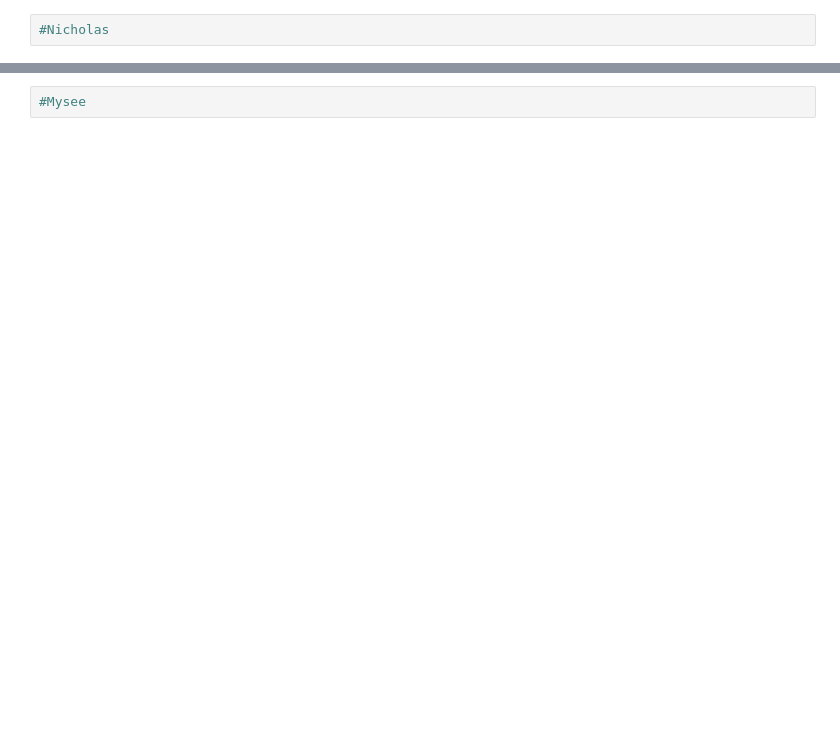
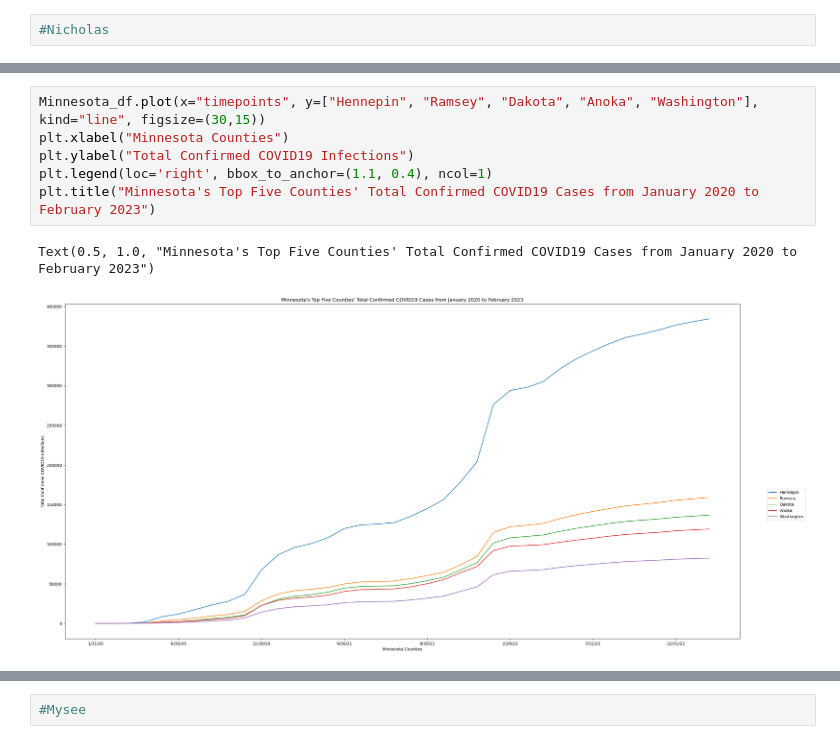
Before and after one commit to micah-11101/Covid-19Analysis, a Jupyter notebook: main.ipynb, the cells around one changed output, grey strips where cells are left out. Drawn from its saved outputs; the diff is of its cells as text; blank space fills up the shorter version.

```diff
--- a/main.ipynb
+++ b/main.ipynb
@@ -745,0 +214,9 @@ fig.savefig('./Data/2020StartInfections.png',dpi=400, bbox_inches="tight")
+# %%
+Minnesota_df.plot(x="timepoints", y=["Hennepin", "Ramsey", "Dakota", "Anoka", "Washington"], kind="line", figsize=(30,15))
+plt.xlabel("Minnesota Counties")
+plt.ylabel("Total Confirmed COVID19 Infections")
+plt.legend(loc='right', bbox_to_anchor=(1.1, 0.4), ncol=1)
+plt.title("Minnesota's Top Five Counties' Total Confirmed COVID19 Cases from January 2020 to February 2023")
+# %% [output]
+Text(0.5, 1.0, "Minnesota's Top Five Counties' Total Confirmed COVID19 Cases from January 2020 to February 2023")
+[figure, added]
```
Also changed, not shown: parts of 51 cells of this notebook.
